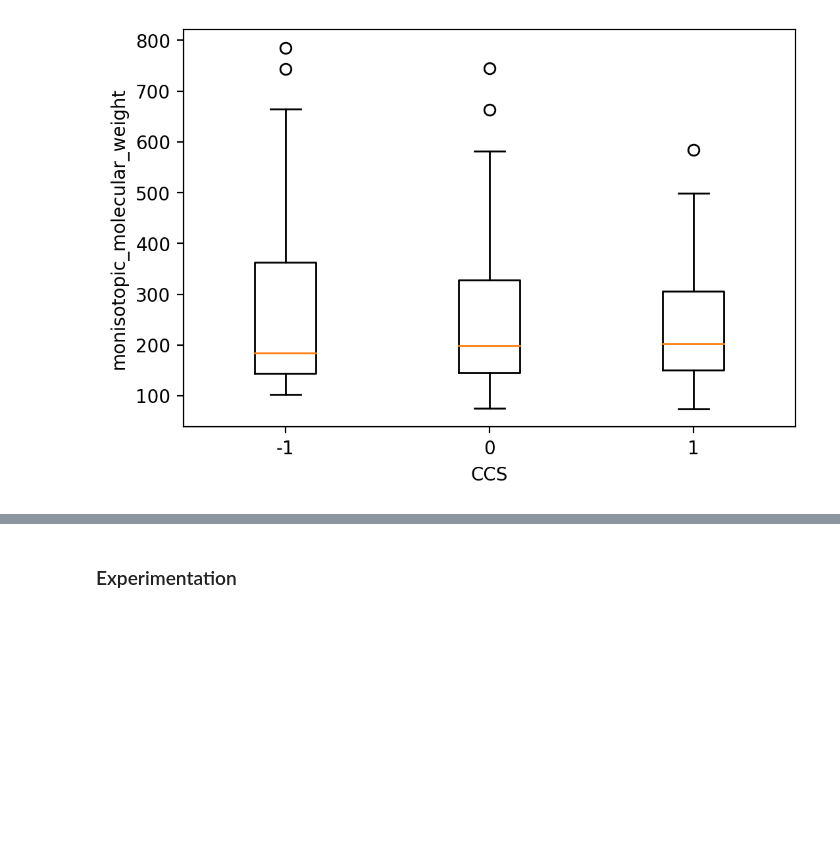
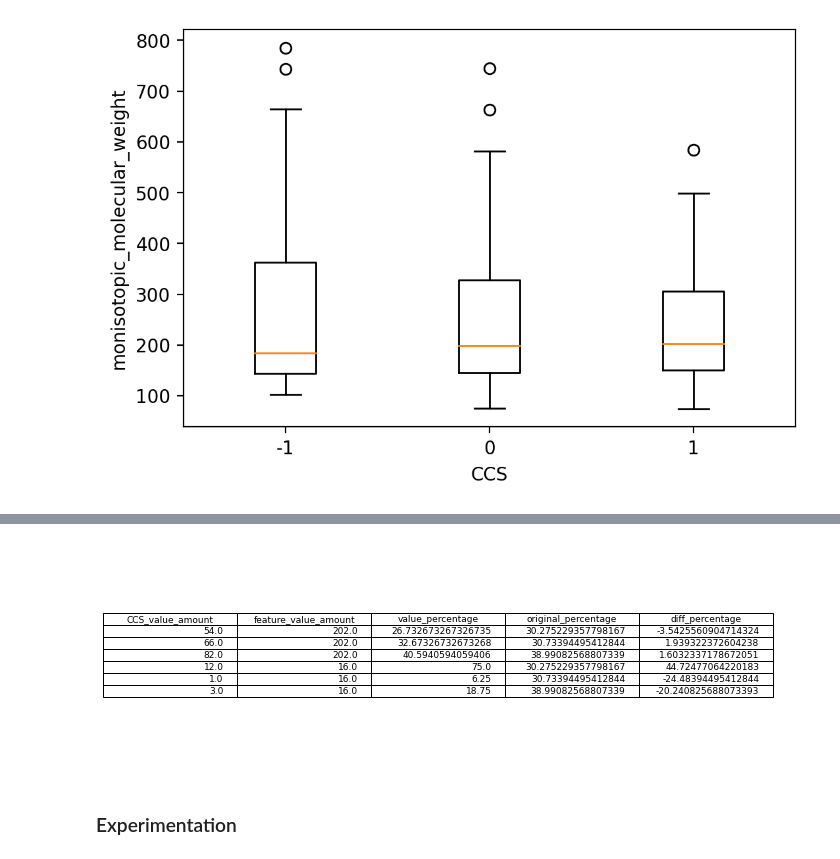
Before and after one commit to nmvdlei/PPMI_MAGNN, a Jupyter notebook: Inspect_model.ipynb, the cells around one changed output, grey strips where cells are left out. Cells and saved outputs as stored; diff of their text form; code cells hidden in the pictures; blank space fills up the shorter version.

Commit message:
working on some visualizations

```diff
--- a/Inspect_model.ipynb
+++ b/Inspect_model.ipynb
@@ -349,3 +358,21 @@ boxplot_CCS_values(dataloader,  'monisotopic_molecular_weight')
+# %%
+from matplotlib.backends.backend_pdf import PdfPages
+
+df = create_feature_distribution_df(dataloader, 'state=="Solid"').data
+
+#https://stackoverflow.com/questions/32137396/how-do-i-plot-only-a-table-in-matplotlib
+fig, ax =plt.subplots(figsize=(12,4))
+ax.axis('tight')
+ax.axis('off')
+the_table = ax.table(cellText=df.values,colLabels=df.columns,loc='center')
+
+#https://stackoverflow.com/questions/4042192/reduce-left-and-right-margins-in-matplotlib-plot
+#https://stackoverflow.com/questions/38686926/write-multiple-dataframes-to-same-pdf-file-using-matplotlib
+pp = PdfPages('Sample.pdf')
+pp.savefig(fig, bbox_inches='tight')
+pp.close()
+# %% [output]
+[figure, added]
 # %% [markdown]
 ### Experimentation
 # %%
```
Also changed, not shown: parts of 6 cells of this notebook.
